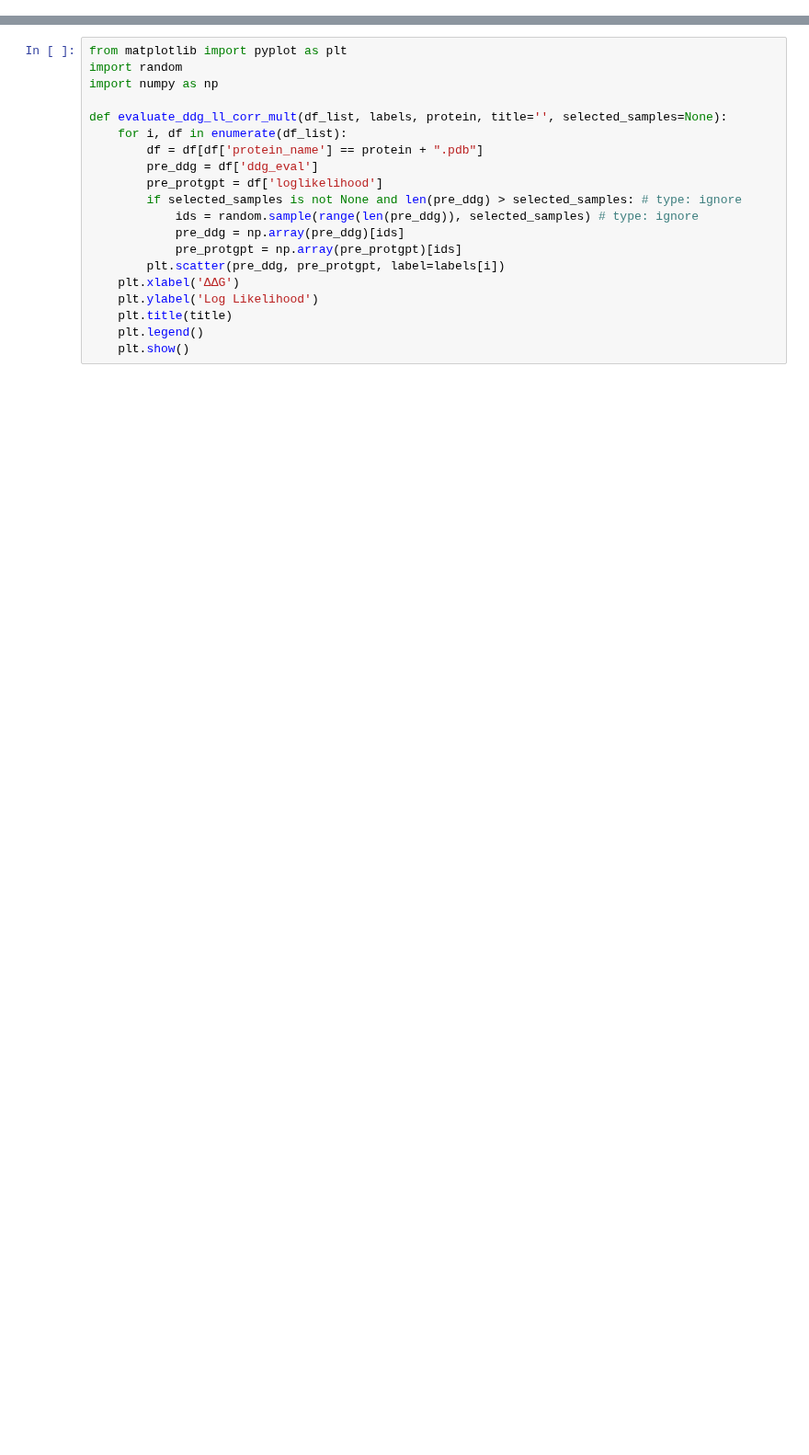
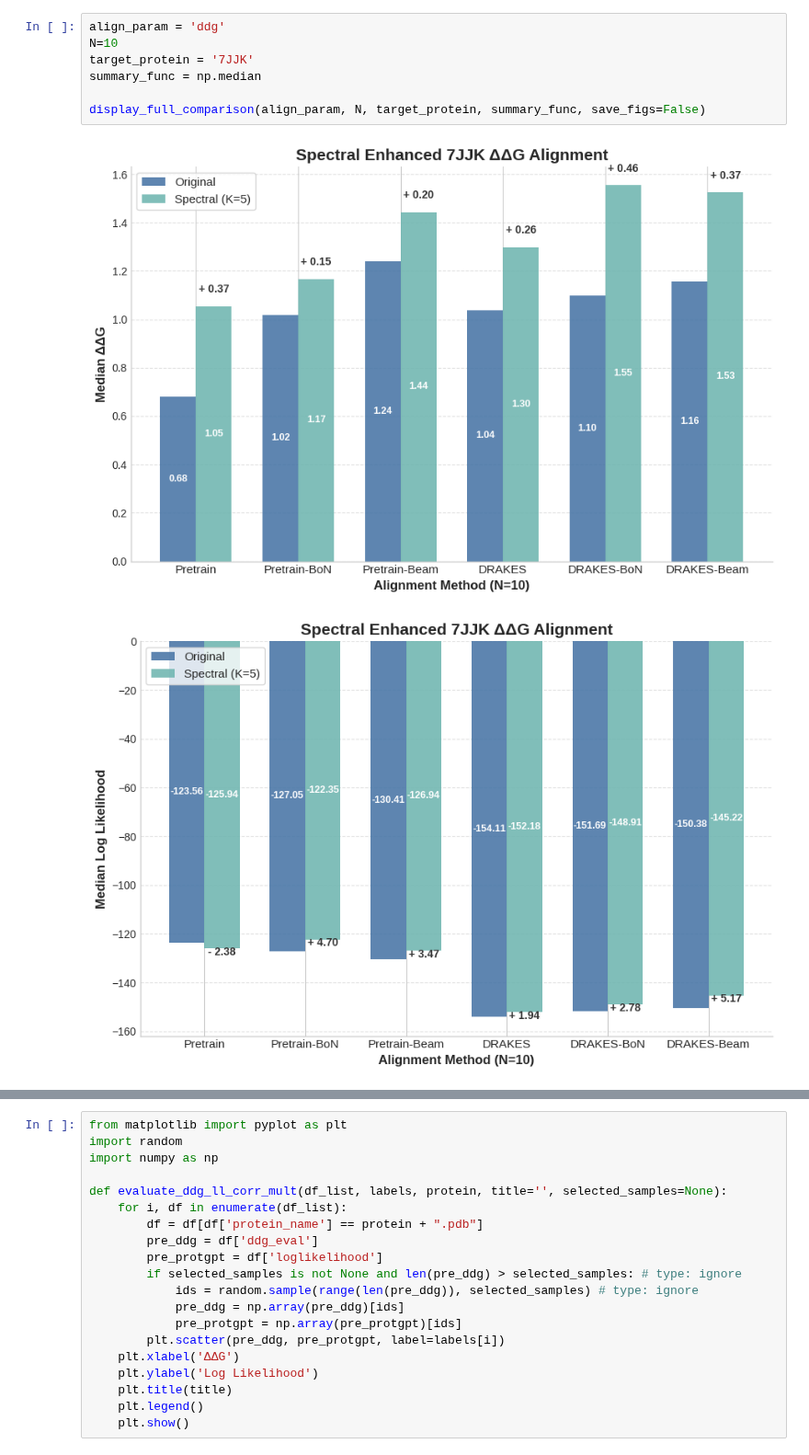
Before and after one commit to shainotshy1/BLISS_Experiments, a Jupyter notebook: DRAKES/analyze_distribution.ipynb, the cells around one changed output, grey strips where cells are left out. Shown at 92% size. Saved outputs shown, nothing was run; the diff lists cells and outputs as text; blank space fills up the shorter version.

Commit message:
all graph eval generation

```diff
--- a/DRAKES/analyze_distribution.ipynb
+++ b/DRAKES/analyze_distribution.ipynb
@@ -8,0 +125,10 @@ The autoreload extension is already loaded. To reload it, use:
+# %%
+align_param = 'ddg'
+N=10
+target_protein = '7JJK'
+summary_func = np.median
+
+display_full_comparison(align_param, N, target_protein, summary_func, save_figs=False)
+# %% [output]
+[figure, added]
+[figure, added]
```
Also changed, not shown: parts of 6 cells of this notebook, 38 other files.
